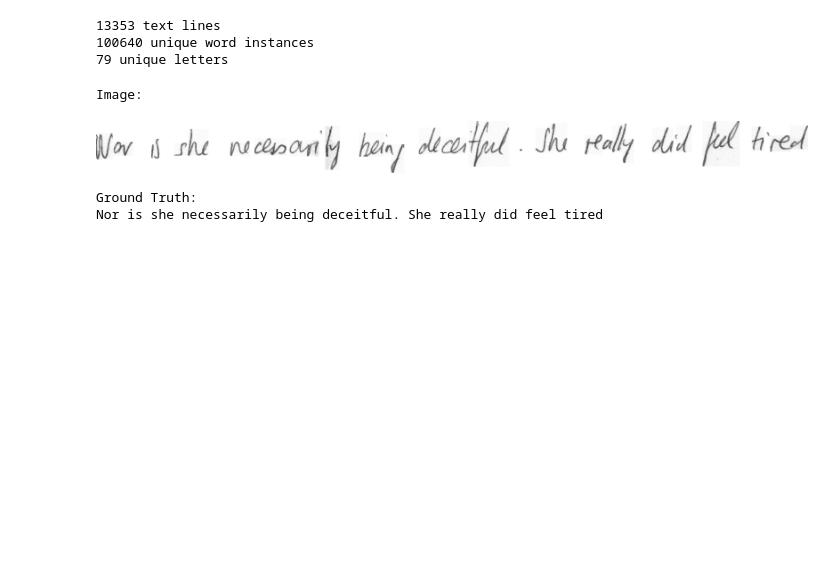
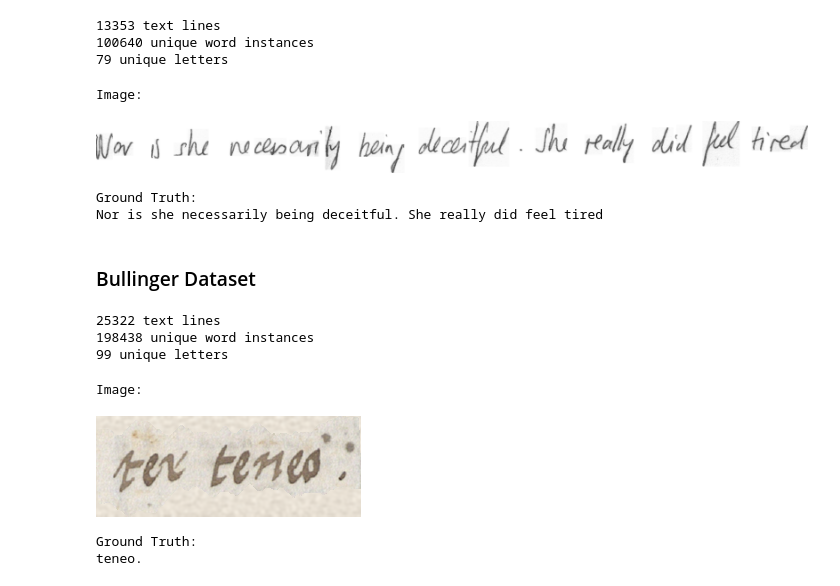
Before and after one commit to Yung-Hsin-Chen/master_thesis, a Jupyter notebook: notebook/EDA.ipynb, the cells around one changed output. Drawn from its saved outputs; the diff is of its cells as text; code cells hidden in the pictures; blank space fills up the shorter version.

```diff
--- a/notebook/EDA.ipynb
+++ b/notebook/EDA.ipynb
@@ -38,3 +40,5 @@ GW_GT_PATH = os.path.join("..", "data", "processed", "GW", "ground_truth", "GW_g
 GW_IMAGE_PATH = os.path.join("..", "data", "processed", "GW", "line_image", "GW_image.json")
 IAM_GT_PATH = os.path.join("..", "data", "processed", "IAM", "ground_truth", "IAM_gt.json")
 IAM_IMAGE_PATH = os.path.join("..", "data", "processed", "IAM", "line_image", "IAM_image.json")
+bullinger_GT_PATH = os.path.join("..", "data", "processed", "Bullinger", "ground_truth", "bullinger_gt.json")
+bullinger_IMAGE_PATH = os.path.join("..", "data", "processed", "Bullinger", "line_image", "bullinger_image.json")
@@ -61,3 +45,41 @@ def visualise_dataset(gt_path, image_path):
+# %%
+def visualise_dataset(gt_path, image_path, data_name=None):
+    if data_name:
+        root_path = os.path.join("..", "data", "raw", "Bullinger")
+        extract_folder = os.path.join(root_path, "extracted_folder")
+        # Open the ZIP file
+        if not os.path.exists(extract_folder):
+            with ZipFile(os.path.join(root_path, "train", "0-2000-out.zip"), "r") as zip_file:
+                zip_file.extractall(extract_folder)
+            # for zip_filename in os.listdir(os.path.join(root_path, "train")):
+            #     if zip_filename.endswith(".zip"):
+            #         with ZipFile(os.path.join(root_path, mode, zip_filename), "r") as zip_file:
+            #             zip_file.extractall(extract_folder)
+        # gt_path = os.path.join(extract_folder, "0-2000-out", "de", "1000_00_r1l7.txt")
+        image_path = os.path.join(extract_folder, "0-2000-out", "de", "1000_00_r1l7.png")
+    else:
+        # Open the data files and read them
+        with open(image_path, "r") as file:
+            image_dict = json.load(file)
+
+        # Get the first data sample
+        # file_name, gt = next(iter(gt_dict.items()))
+        image_path = image_dict[file_name]
+        image_path = image_path.replace(".", "..", 1)
+
+    with open(gt_path, "r") as file:
+        gt_dict = json.load(file)
+    file_name, gt = next(iter(gt_dict.items()))
+
+    print("Image:")
+    image = Image.open(image_path)
+    display(image)
+
+    print("Ground Truth:")
+    print(gt)
+    if data_name:
+        shutil.rmtree(os.path.join("..", "data", "raw", "Bullinger", "extracted_folder"))
+    return
 # %%
 def get_punctuations() -> set:
     """
@@ -132,3 +154,18 @@ Image:
 [figure]
 Ground Truth:
 Nor is she necessarily being deceitful. She really did feel tired
+# %% [markdown]
+### Bullinger Dataset
+# %%
+get_dataset_info(bullinger_GT_PATH, bullinger_IMAGE_PATH)
+# %% [output]
+25322 text lines
+198438 unique word instances
+99 unique letters
+# %%
+visualise_dataset(bullinger_GT_PATH, bullinger_IMAGE_PATH, "Bullinger")
+# %% [output]
+Image:
+[figure, added]
+Ground Truth:
+teneo.
```
Also changed, not shown: parts of 2 cells of this notebook.
